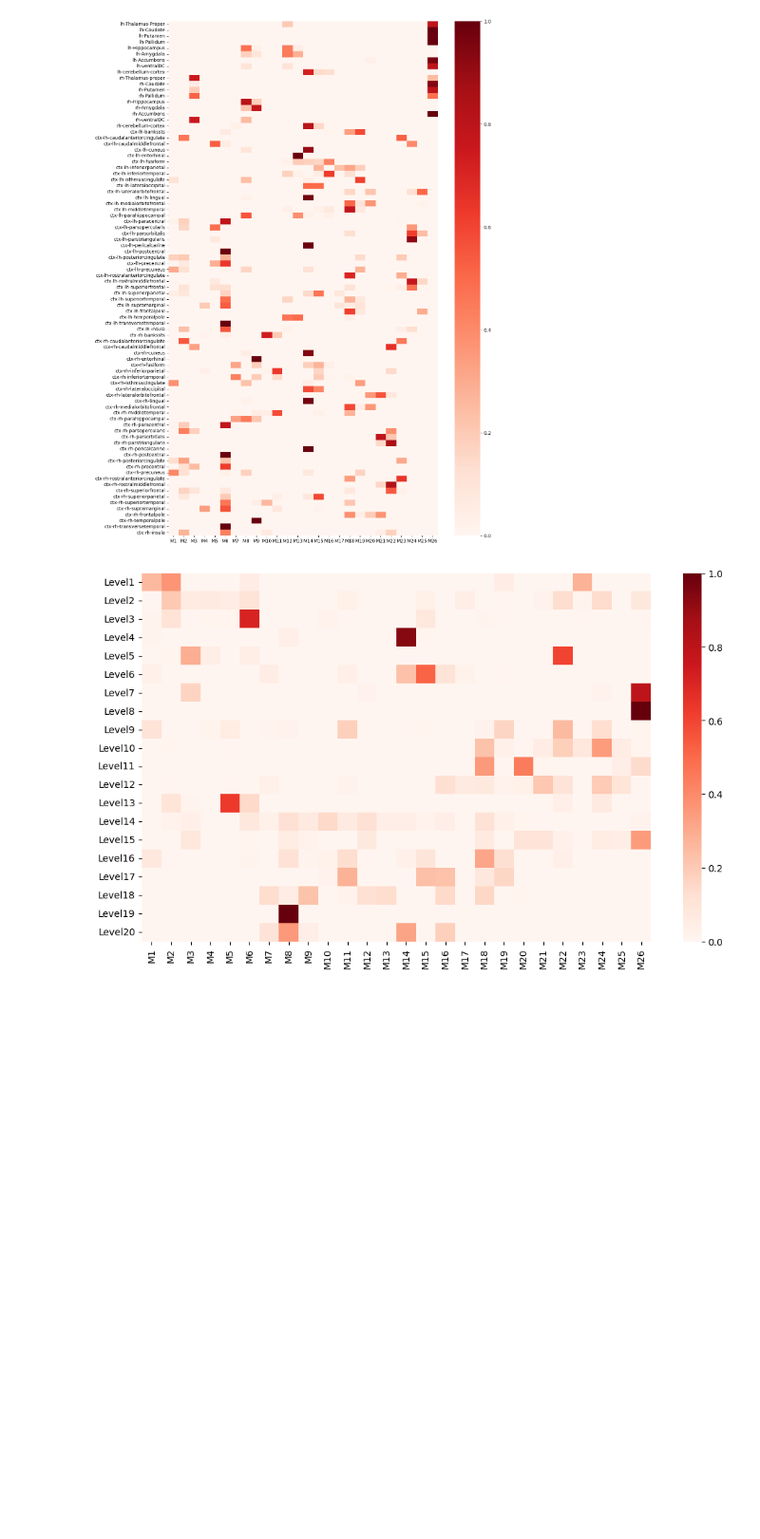
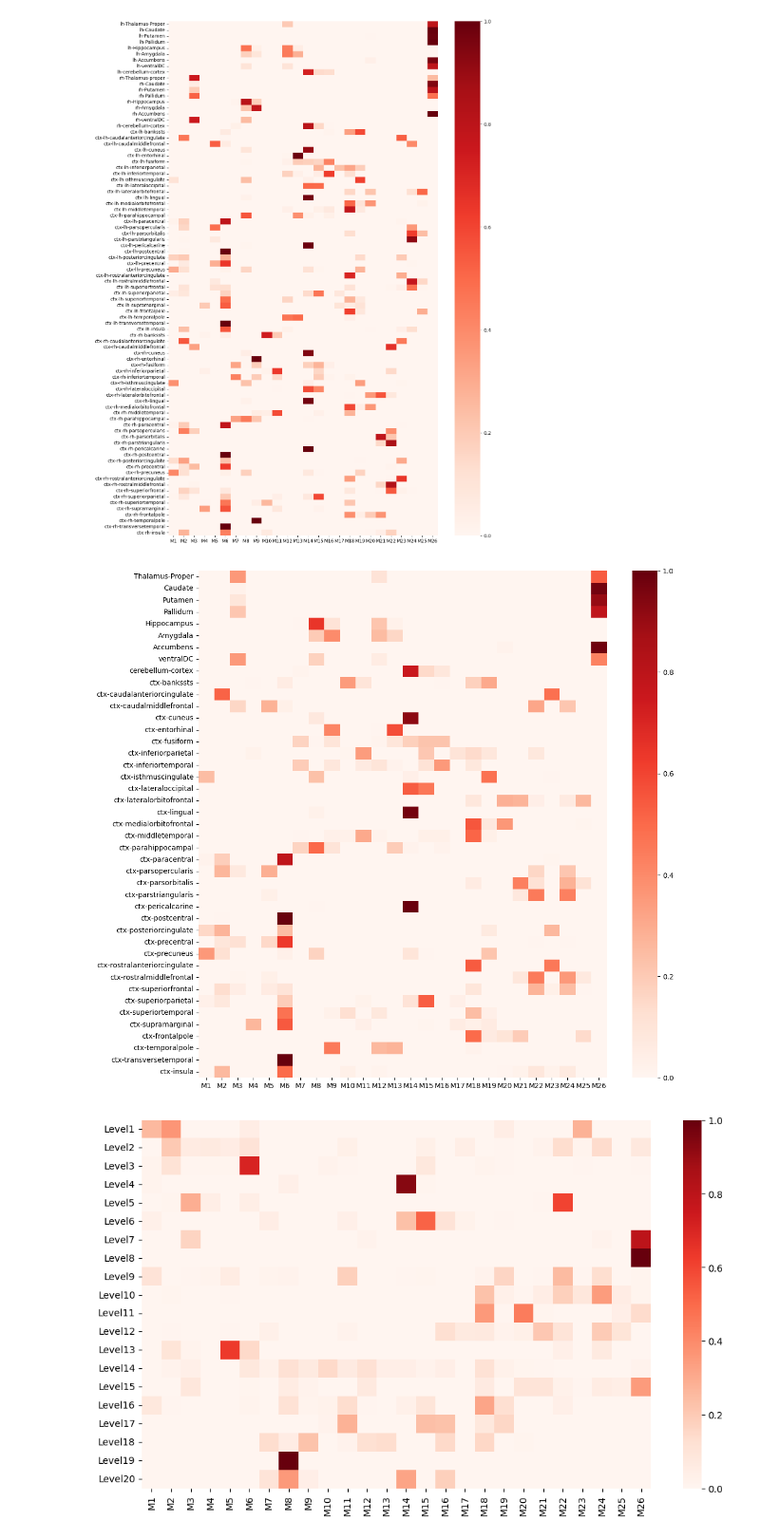
Before and after one commit to compneurobilbao/bha2, a Jupyter notebook: notebooks/07-overlapping-with-atlases.ipynb, the cells around one changed output. Shown at 95% size. Cells and saved outputs as stored; diff of their text form; code cells hidden in the pictures; blank space fills up the shorter version.

Commit message:
added desikan bilateral for anatomy description

```diff
--- a/notebooks/07-overlapping-with-atlases.ipynb
+++ b/notebooks/07-overlapping-with-atlases.ipynb
@@ -126,6 +126,57 @@ plt.savefig(
 )
 # %% [output]
 [figure]
+# %%
+desikan = nib.load(
+    os.path.join(project_path, "brain_templates", "atlases", "Desikan-killiany_bilateral.nii.gz")
+)
+desikan_vol = desikan.get_fdata()
+desikan_vol_masked = desikan_vol * np.where(optimal_parcellation > 0, 1, 0)
+
+desikan_labels = np.loadtxt(
+    os.path.join(project_path, "brain_templates", "atlases", "Desikan-killiany_bilateral.txt"),
+    dtype=str,
+)
+
+
+desikan_table = pd.DataFrame(
+    columns=desikan_labels,
+    index=np.array(["M" + str(i) for i in module_idx]),
+    dtype=float,
+)
+
+for idx in module_idx:
+    module_vol = optimal_parcellation == idx
+    m_size = np.setdiff1d(np.unique(module_sizes[module_vol]), [0])
+
+    if m_size > 5:
+        desikan_count = np.zeros((int(desikan_vol_masked.max())))
+        for i in range(1, int(desikan_vol_masked.max()) + 1):
+            desikan_mask = np.where(desikan_vol_masked == i, 1, 0)
+            desikan_count[i - 1] = (desikan_mask * module_vol).sum() / (
+                desikan_mask.sum()
+            )
+        desikan_table.loc["M" + str(idx)] = desikan_count
+
+fig = plt.figure(figsize=(13,13))
+sns.heatmap(
+    pd.DataFrame.transpose(desikan_table),
+    cmap="Reds",
+    cbar=True,
+)
+plt.savefig(
+    os.path.join(
+        project_path,
+        "data",
+        "figures",
+        "optimal_parcellation_anatomy_bilateral.svg",
+    ),
+    dpi=300,
+    bbox_inches="tight",
+    format="svg",
+)
+# %% [output]
+[figure, added]
 # %%
 bha1 = nib.load(
     os.path.join(project_path, "brain_templates", "atlases", "BHA1_level20.nii.gz")
```
Also changed, not shown: 2 other files.
